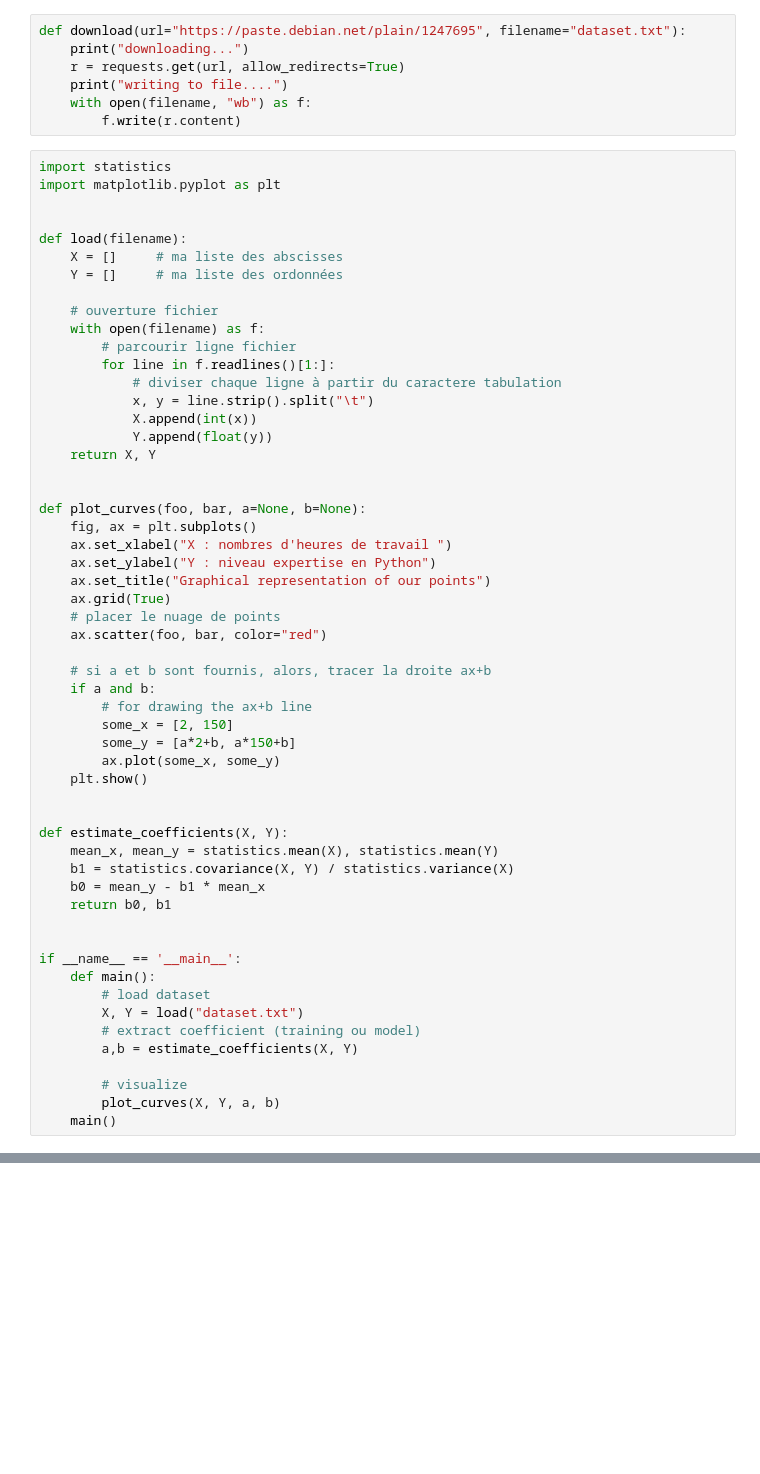
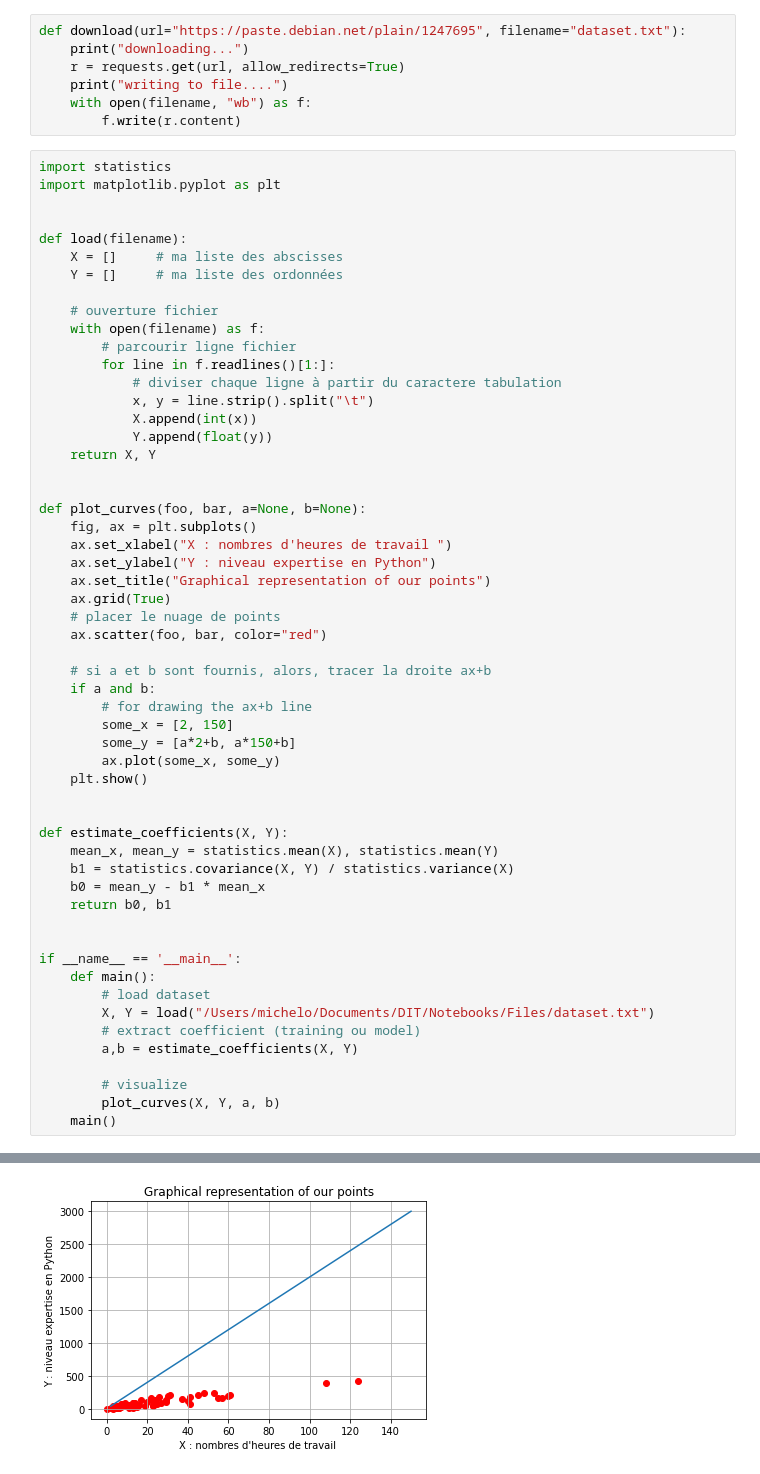
Before and after one commit to michelo243/DIT, a Jupyter notebook: DIT_PyExo.ipynb, the cells around one changed output, grey strips where cells are left out. Drawn from its saved outputs; the diff is of its cells as text; blank space fills up the shorter version.

```diff
--- a/DIT_PyExo.ipynb
+++ b/DIT_PyExo.ipynb
@@ -548,7 +554,7 @@ def estimate_coefficients(X, Y):
 if __name__ == '__main__':
     def main():
         # load dataset
-        X, Y = load("dataset.txt")
+        X, Y = load("/Users/michelo/Documents/DIT/Notebooks/Files/dataset.txt")
         # extract coefficient (training ou model)
         a,b = estimate_coefficients(X, Y)
 
@@ -559,0 +565 @@ FileNotFoundError: [Errno 2] No such file or directory: 'dataset.txt'
+[figure, added]
```
Also changed, not shown: parts of 2 cells of this notebook, 1 other file.
